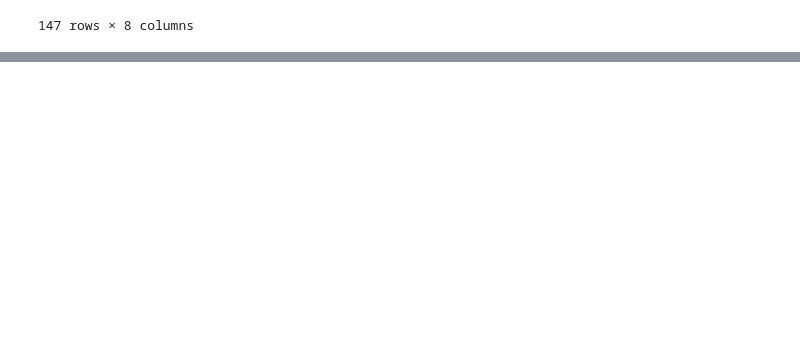
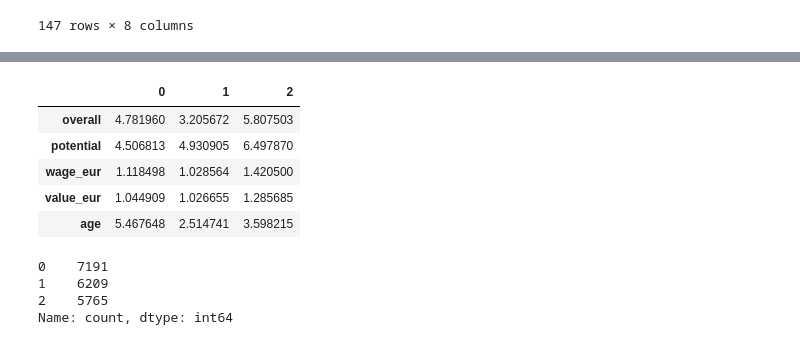
Before and after one commit to Tom-Kab/IDPA-Project-1, a Jupyter notebook: indexDataFinal.ipynb, the cells around one changed output, grey strips where cells are left out. Drawn from its saved outputs; the diff is of its cells as text; code cells hidden in the pictures; blank space fills up the shorter version.

```diff
--- a/indexDataFinal.ipynb
+++ b/indexDataFinal.ipynb
@@ -707,0 +787,6 @@ df1
+# %%
+# update centroids
+
+def new_centroids(data, labels, k):
+    centroids = data.groupby(labels).apply(lambda x: np.exp(np.log(x).mean())).T
+    return centroids
@@ -707,0 +801,27 @@ df1
+# %%
+def plot_clusters(data, labels, centroids, iteration):
+  pca = PCA(n_components=2)
+  data_2d = pca.fit_transform(data)
+  centroids_2d = pca.transform(centroids.T)
+  clear_output(wait=True)
+  plt.title(f'Iteration {iteration}')
+  plt.scatter(x=data_2d[:,0], y=data_2d[:,1], c=labels)
+  plt.scatter(x=centroids_2d[:,0], y=centroids_2d[:,1])
+  plt.show()
+# %%
+# these values should be inputted by user
+
+max_iterations = 100 #max number of repititions
+centroid_count = 3
+
+centroids = random_centroids(data, centroid_count)
+old_centroids = pd.DataFrame()
+iteration = 1
+
+while iteration < max_iterations and not centroids.equals(old_centroids):
+    old_centroids = centroids
+
+    labels = get_labels(data, centroids)
+    centroids = new_centroids(data, labels, centroid_count)
+    plot_clusters(data, labels, centroids, iteration)
+    iteration += 1
@@ -707,0 +830,20 @@ df1
+# %%
+#checking out what the new centroids represent
+
+centroids
+# %% [output]
+|  | 0 | 1 | 2 |
+| overall | 4.781960 | 3.205672 | 5.807503 |
+| potential | 4.506813 | 4.930905 | 6.497870 |
+| wage_eur | 1.118498 | 1.028564 | 1.420500 |
+| value_eur | 1.044909 | 1.026655 | 1.285685 |
+| age | 5.467648 | 2.514741 | 3.598215 |
+# %%
+# representing the nb of docs within each cluster
+
+labels.value_counts()
+# %% [output]
+0    7191
+1    6209
+2    5765
+Name: count, dtype: int64
```
Also changed, not shown: parts of 20 cells of this notebook, 3 other files.
